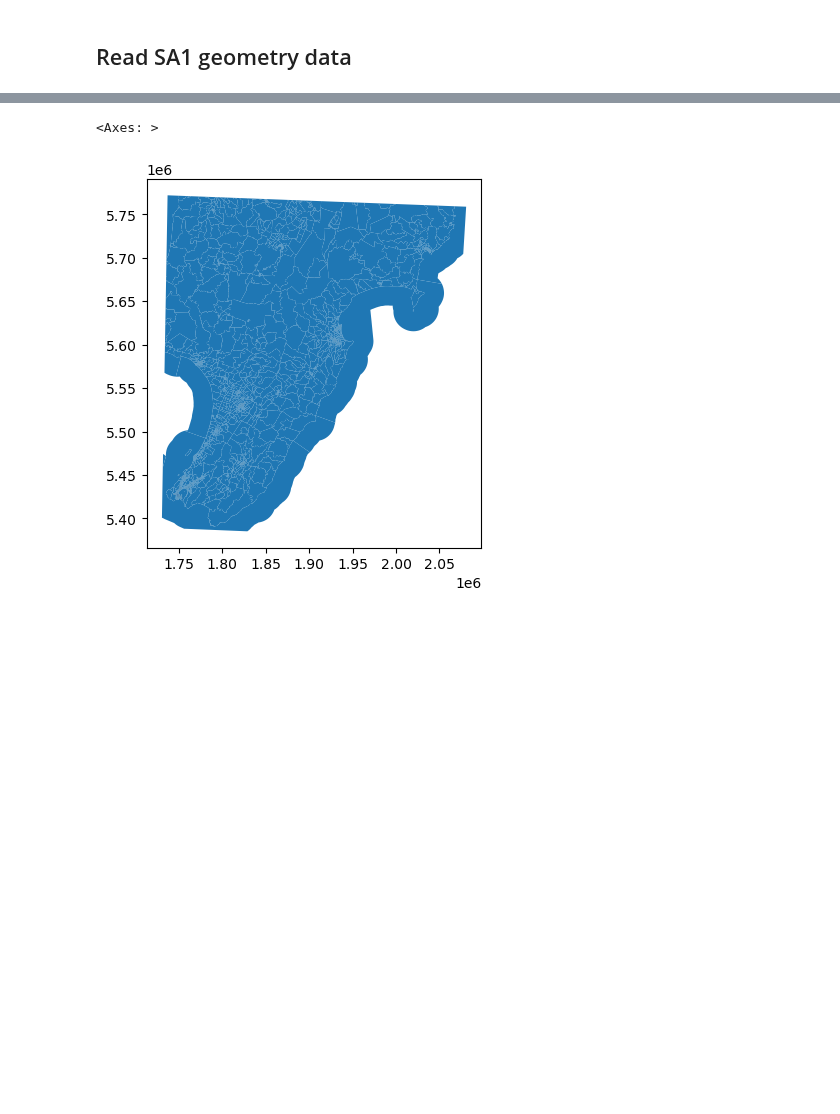
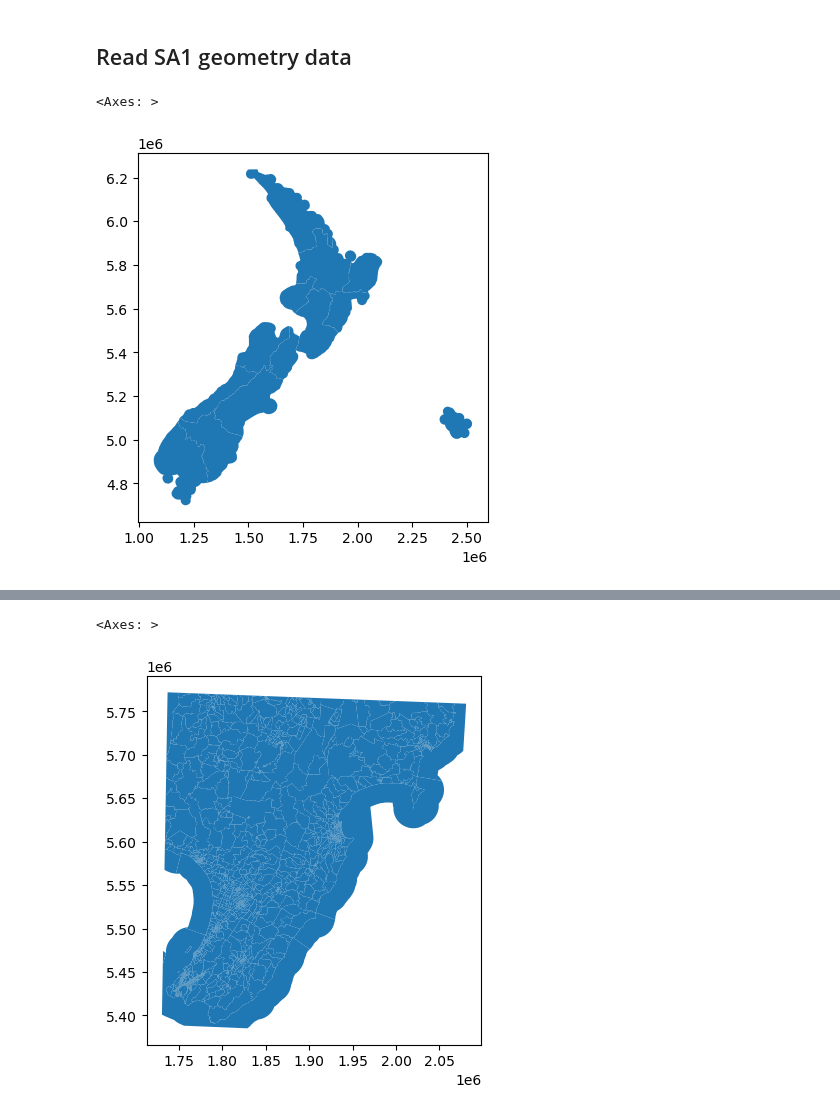
Before and after one commit to gsokolow/Flooding-and-Healthcare-2024, a Jupyter notebook: procedure/code/01-Jupyter_notebook.ipynb, the cells around one changed output, grey strips where cells are left out. Cells and saved outputs as stored; diff of their text form; code cells hidden in the pictures; blank space fills up the shorter version.

```diff
--- a/procedure/code/01-Jupyter_notebook.ipynb
+++ b/procedure/code/01-Jupyter_notebook.ipynb
@@ -225,3 +227,11 @@ sa1_pct.head()
 ## Read SA1 geometry data
 # %%
 sa1_geom = gpd.read_file("../../data/raw/public/statistical-area-1-2018-generalised.gpkg")
+# %%
+#districts
+districts = gpd.read_file("../../data/raw/public/nz-land-districts.gpkg")
+# %%
+districts.plot()
+# %% [output]
+<Axes: >
+[figure, added]
```
Also changed, not shown: parts of 16 cells of this notebook, 15 other files.
